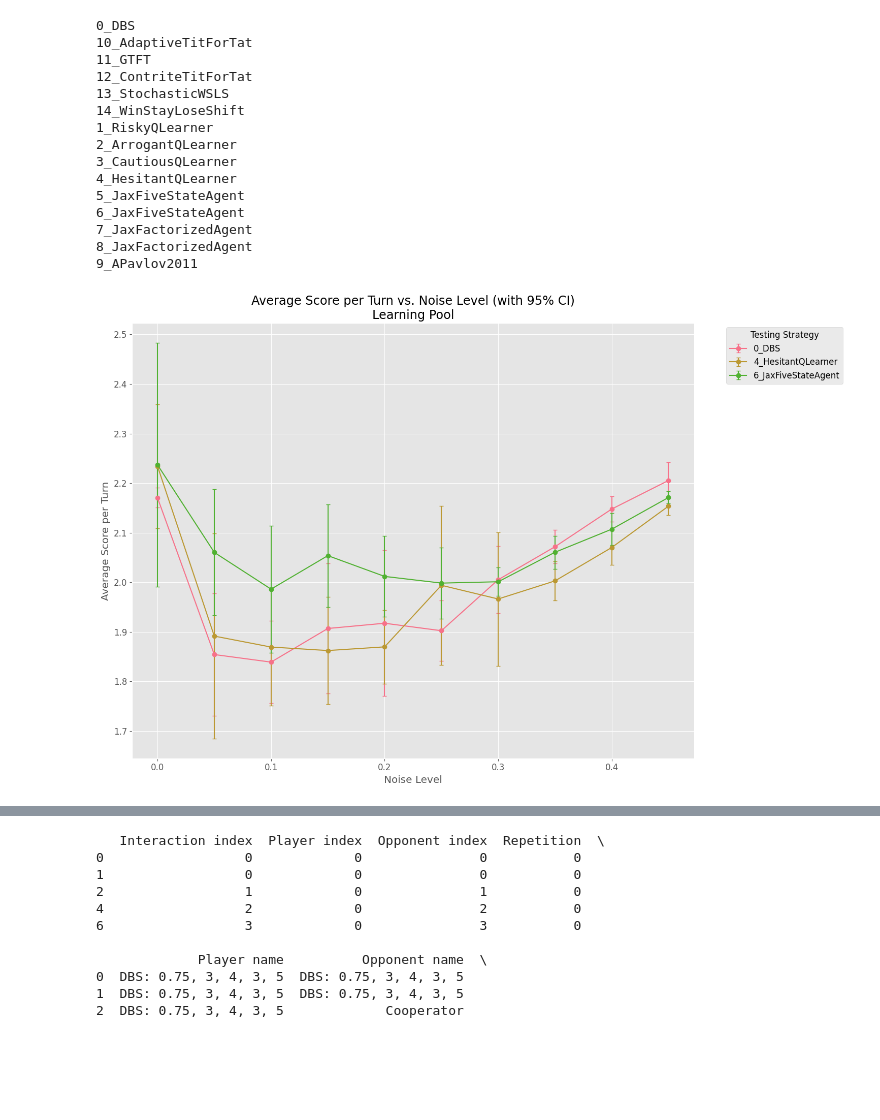
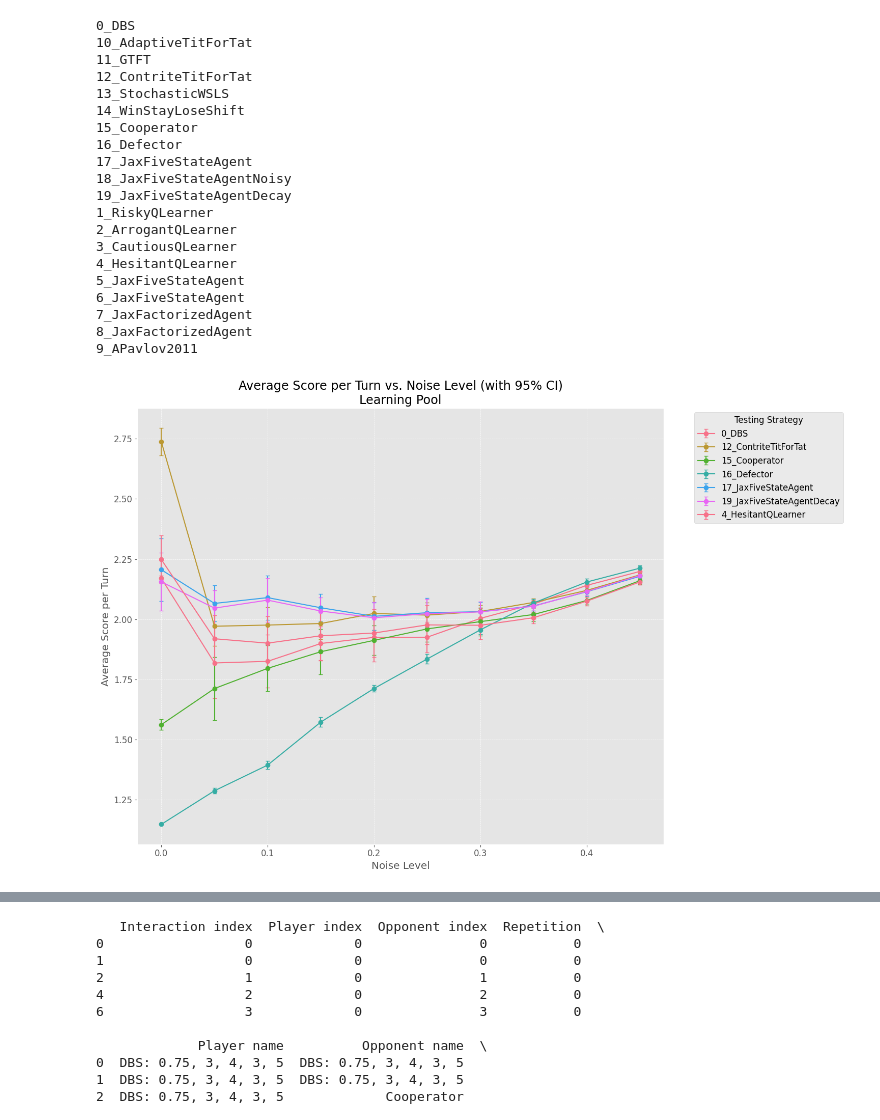
Before and after one commit to KivalM/AIFNIPD, a Jupyter notebook: experimentation/create_final_results.ipynb, the cells around one changed output, grey strips where cells are left out. Cells and saved outputs as stored; diff of their text form; code cells hidden in the pictures; blank space fills up the shorter version.

```diff
--- a/experimentation/create_final_results.ipynb
+++ b/experimentation/create_final_results.ipynb
@@ -83,6 +83,9 @@ def load_data(pool_dir):
                             df['noise_level'] = noise_level
                             df['repetition_id'] = rep
 
+                            # calculate last N cc_rate
+                            actions = df['Actions'].values
+
                             # Add player names if available
                             if player_names:
                                 df['player_name_clean'] = df['Player index'].map(
@@ -216,0 +220,3 @@ Overall averages shape: (150, 6)
+# %%
+testing_performance = static_tournament_results[static_tournament_results['Player index'] == 0].copy()
+testing_performance.head(50)
@@ -277,14 +302,18 @@ def plot_score_vs_noise_with_ci(avg_scores_df, title=""):
         print(strategy)
         if strategy not in [
             "0_DBS",
-            # "12_ContriteTitForTat",
+            "12_ContriteTitForTat",
             "4_HesitantQLearner",
             # "5_JaxFiveStateAgent",
-            "6_JaxFiveStateAgent",
+            # "6_JaxFiveStateAgent",
             # "7_JaxFactorizedAgent",
             # "8_JaxFactorizedAgent",
             # "9_APavlov2011",
-
+            "15_Cooperator",
+            "16_Defector",
+            "17_JaxFiveStateAgent",
+            # "18_JaxFiveStateAgentNoisy"
+            "19_JaxFiveStateAgentDecay"
         ]:
             continue
         strategy_data = avg_scores_df[avg_scores_df['testing_strategy'] == strategy]
@@ -306,7 +335,10 @@ def plot_score_vs_noise_with_ci(avg_scores_df, title=""):
     plt.xlabel('Noise Level')
     plt.ylabel('Average Score per Turn')
     plt.legend(title='Testing Strategy', bbox_to_anchor=(1.05, 1), loc='upper left')
-    # plt.grid(True, which='both', linestyle='--', linewidth=0.5)
+    plt.grid(True, which='both', linestyle='--', linewidth=0.5)
+    # start axis at 0
+    # plt.ylim(bottom=0)
+    # plt.xlim(0, 1)
     matplot2tikz.clean_figure()
     matplot2tikz.save(f"{title}_score_vs_noise.tex")
     plt.tight_layout()
@@ -338,24 +371,30 @@ plot_score_vs_noise_with_ci(static_scores_with_ci, title="Static Pool")
 # %%
 # For learning pool
 learn_scores_with_ci = calculate_average_scores_with_ci(learn_tournament_results)
+learn_scores_with_ci.to_csv("score_learning.csv")
 plot_score_vs_noise_with_ci(learn_scores_with_ci, title="Learning Pool")
 # %% [output]
 0_DBS
 10_AdaptiveTitForTat
 11_GTFT
 12_ContriteTitForTat
 13_StochasticWSLS
 14_WinStayLoseShift
+15_Cooperator
+16_Defector
+17_JaxFiveStateAgent
+18_JaxFiveStateAgentNoisy
+19_JaxFiveStateAgentDecay
 1_RiskyQLearner
 2_ArrogantQLearner
 3_CautiousQLearner
 4_HesitantQLearner
 5_JaxFiveStateAgent
 6_JaxFiveStateAgent
 7_JaxFactorizedAgent
 8_JaxFactorizedAgent
 9_APavlov2011
-[figure, old version]
+[figure, new version]
 # %%
 static_tournament_results[static_tournament_results['testing_strategy'] == "0_DBS"].head()
 # %% [output]
```
Also changed, not shown: parts of 12 cells of this notebook, 21 other files.
